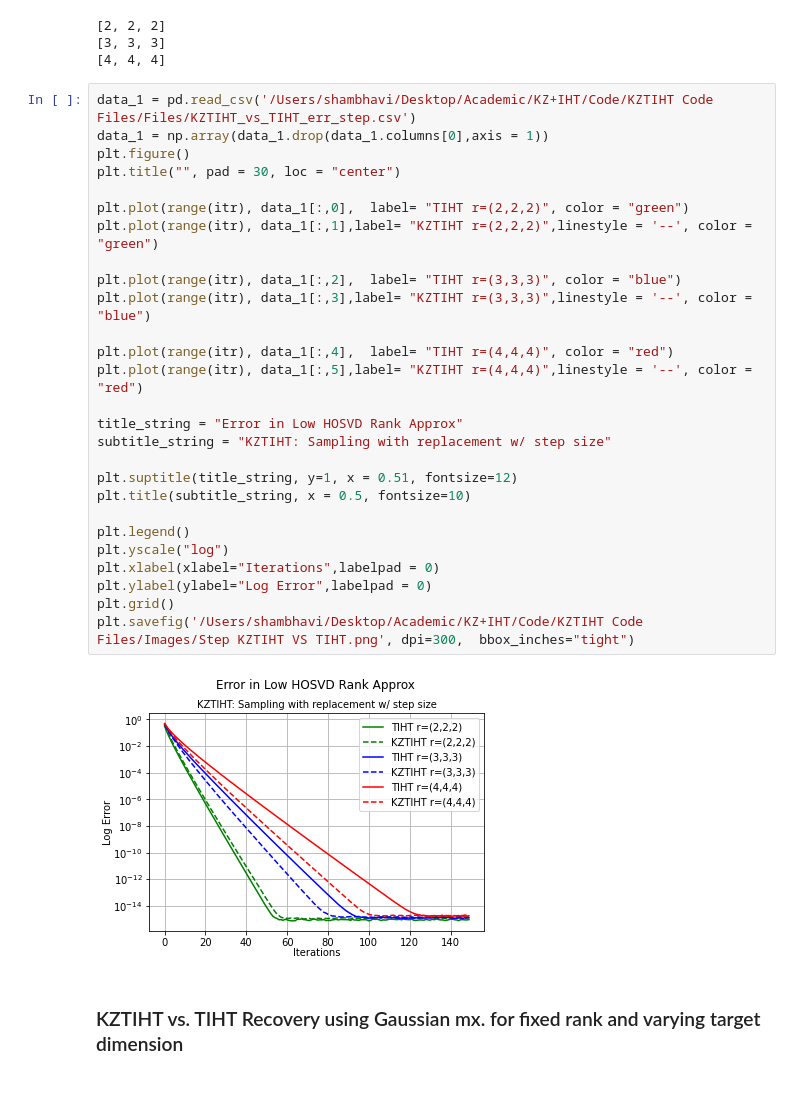
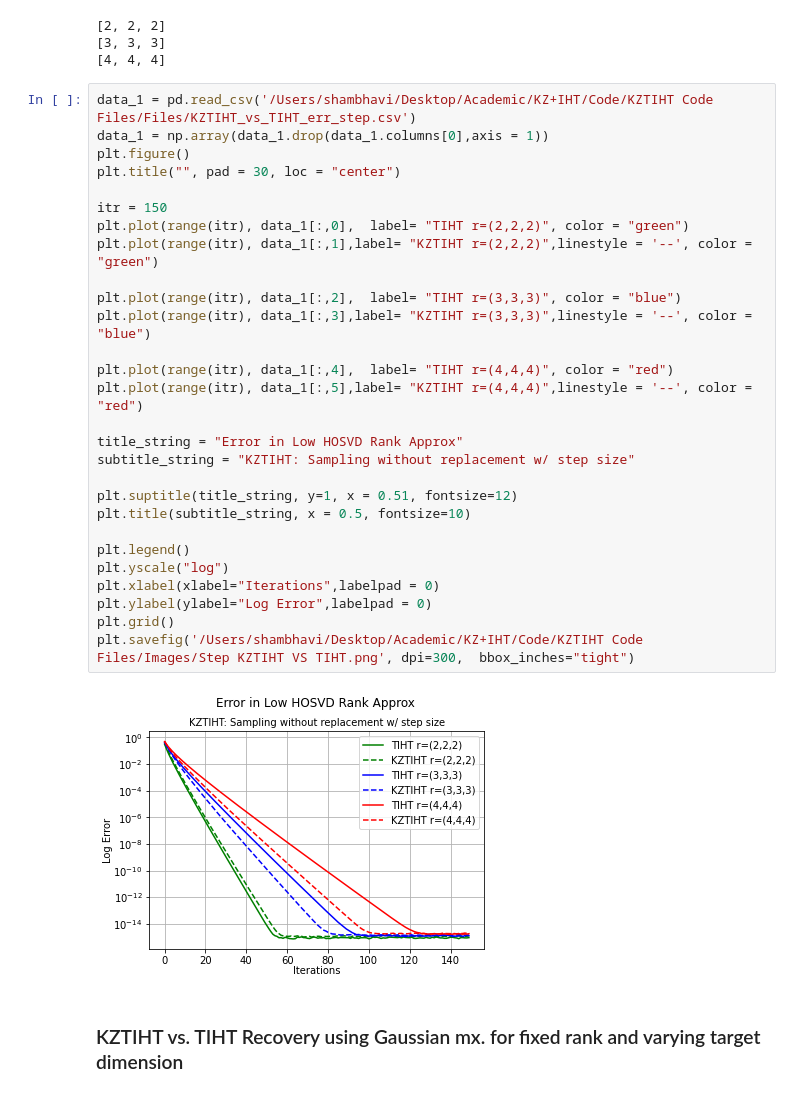
Before and after one commit to shambhavi-suri/Tensor-Recovery, a Jupyter notebook: KZTIHT Convergence Plots.ipynb, the cells around one changed output. Saved outputs shown, nothing was run; the diff lists cells and outputs as text.

```diff
--- a/KZTIHT Convergence Plots.ipynb
+++ b/KZTIHT Convergence Plots.ipynb
@@ -153,32 +153,33 @@ data.to_csv('/Users/shambhavi/Desktop/Academic/KZ+IHT/Code/KZTIHT Code Files/Fil
 # %%
 data_1 = pd.read_csv('/Users/shambhavi/Desktop/Academic/KZ+IHT/Code/KZTIHT Code Files/Files/KZTIHT_vs_TIHT_err_step.csv')
 data_1 = np.array(data_1.drop(data_1.columns[0],axis = 1))
 plt.figure()
 plt.title("", pad = 30, loc = "center")
 
+itr = 150
 plt.plot(range(itr), data_1[:,0],  label= "TIHT r=(2,2,2)", color = "green")
 plt.plot(range(itr), data_1[:,1],label= "KZTIHT r=(2,2,2)",linestyle = '--', color = "green")
 
 plt.plot(range(itr), data_1[:,2],  label= "TIHT r=(3,3,3)", color = "blue")
 plt.plot(range(itr), data_1[:,3],label= "KZTIHT r=(3,3,3)",linestyle = '--', color = "blue")
 
 plt.plot(range(itr), data_1[:,4],  label= "TIHT r=(4,4,4)", color = "red")
 plt.plot(range(itr), data_1[:,5],label= "KZTIHT r=(4,4,4)",linestyle = '--', color = "red")
 
 title_string = "Error in Low HOSVD Rank Approx"
-subtitle_string = "KZTIHT: Sampling with replacement w/ step size"
+subtitle_string = "KZTIHT: Sampling without replacement w/ step size"
 
 plt.suptitle(title_string, y=1, x = 0.51, fontsize=12)
 plt.title(subtitle_string, x = 0.5, fontsize=10)
 
 plt.legend()
 plt.yscale("log")
 plt.xlabel(xlabel="Iterations",labelpad = 0)
 plt.ylabel(ylabel="Log Error",labelpad = 0)
 plt.grid()
 plt.savefig('/Users/shambhavi/Desktop/Academic/KZ+IHT/Code/KZTIHT Code Files/Images/Step KZTIHT VS TIHT.png', dpi=300,  bbox_inches="tight")
 # %% [output]
-[figure, old version]
+[figure, new version]
 # %% [markdown]
 ### KZTIHT vs. TIHT Recovery using Gaussian mx. for fixed rank and varying target dimension
 # %%
```
Also changed, not shown: parts of 30 cells of this notebook, 34 other files.
